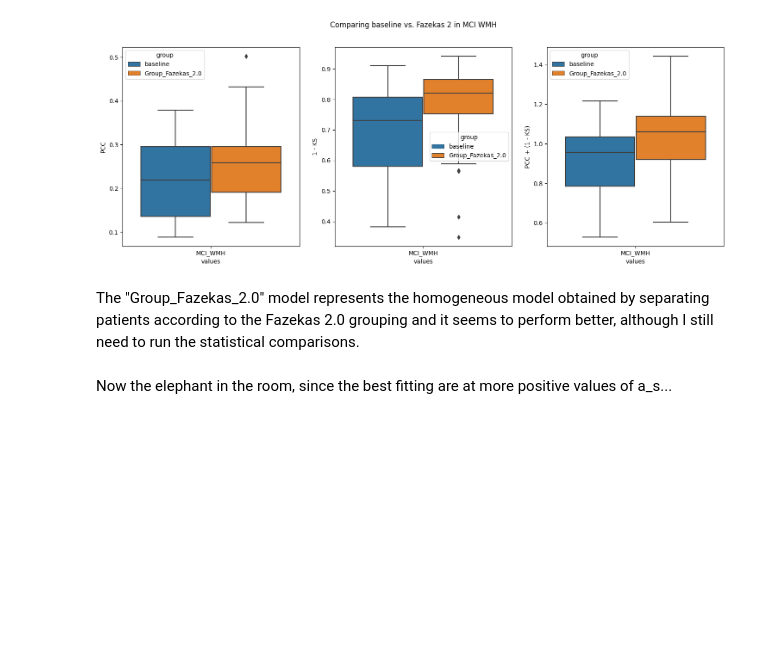
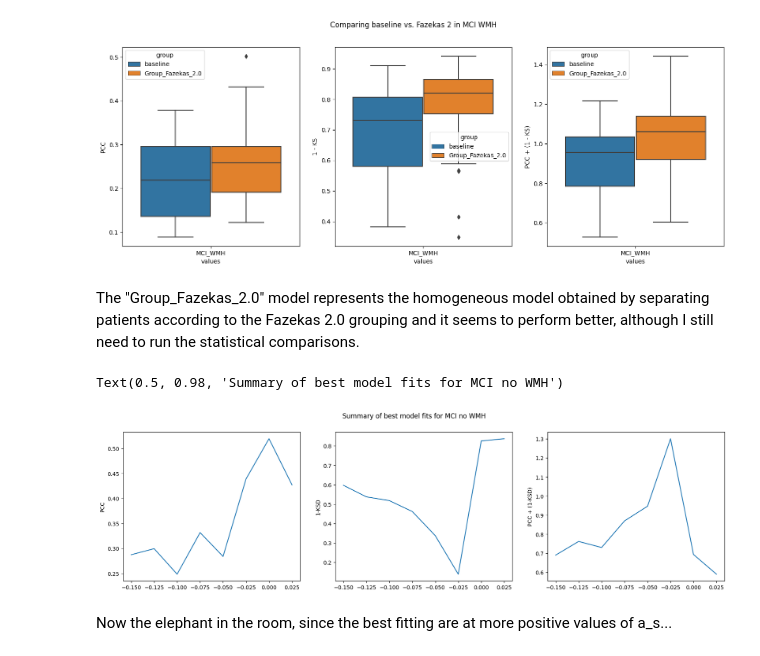
Before and after one commit to dani2442/TMS_in_AD, a Jupyter notebook: 03_modeling_neurolib/petTOAD_exploratory_analysis_evaluate_wmh_groups_jupyter.ipynb, the cells around one changed output. Saved outputs shown, nothing was run; the diff lists cells and outputs as text; code cells hidden in the pictures; blank space fills up the shorter version.

Commit message:
updated analysis with results of MCI no WMH

```diff
--- a/03_modeling_neurolib/petTOAD_exploratory_analysis_evaluate_wmh_groups_jupyter.ipynb
+++ b/03_modeling_neurolib/petTOAD_exploratory_analysis_evaluate_wmh_groups_jupyter.ipynb
@@ -514,6 +514,24 @@ See the caveats in the documentation: https://pandas.pydata.org/pandas-docs/stab
 [figure]
 # %% [markdown]
 The "Group_Fazekas_2.0" model represents the homogeneous model obtained by separating patients according to the Fazekas 2.0 grouping and it seems to perform better, although I still need to run the statistical comparisons.
+# %%
+df_mci_noWMH = pd.read_csv(RES_DIR / "model_simulations" / "MCI_noWMH" / "MCI_df_results_initial_exploration_wmh.csv", index_col=0)
+df_mci_noWMH['fc_phfcd'] = df_mci_noWMH['fc_pearson'] + (1 - df_mci_noWMH['phfcd_ks'])
+
+plt.figure(figsize=(20,5))
+plt.subplot(131)
+plt.plot(df_mci_noWMH['a'], df_mci_noWMH['fc_pearson'])
+plt.ylabel('PCC')
+plt.subplot(132)
+plt.plot(df_mci_noWMH['a'], df_mci_noWMH['phfcd_ks'])
+plt.ylabel('1-KSD')
+plt.subplot(133)
+plt.plot(df_mci_noWMH['a'], df_mci_noWMH['fc_phfcd'])
+plt.ylabel('PCC + (1-KSD)')
+plt.suptitle(f"Summary of best model fits for MCI no WMH")
+# %% [output]
+Text(0.5, 0.98, 'Summary of best model fits for MCI no WMH')
+[figure, added]
 # %% [markdown]
 Now the elephant in the room, since the best fitting are at more positive values of a_s...
 # %%
```
Also changed, not shown: parts of 1 cell of this notebook.
